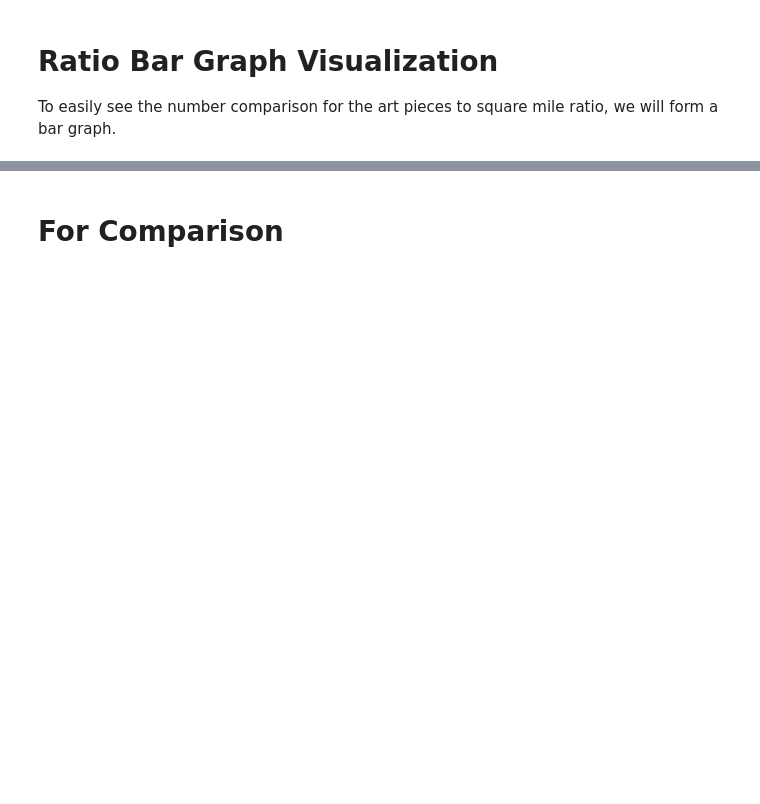
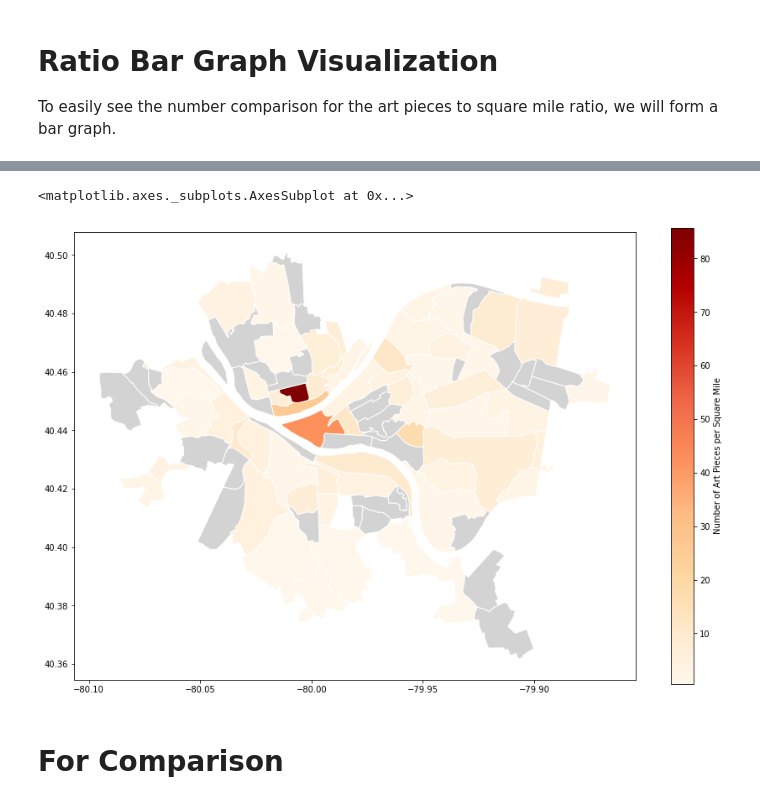
Before and after one commit to chris-mohri/finalProject0010, a Jupyter notebook: FinalNotebook.ipynb, the cells around one changed output, grey strips where cells are left out. Cells and saved outputs as stored; diff of their text form; code cells hidden in the pictures; blank space fills up the shorter version.

```diff
--- a/FinalNotebook.ipynb
+++ b/FinalNotebook.ipynb
@@ -95,7 +127,7 @@ for element in dfraw["neighborhood"].unique():
     #dfCombined=dfCombined.append(pd.DataFrame([[element, dfraw['neighborhood'].value_counts()[element]/sizeDict[element]]], columns=["Neighborhood", "Public Art Pieces Per Square Mile : Ratio"])) #adds each neighborhood + its number of speed humps to NEW dataframe
     ratio.append(dfraw['neighborhood'].value_counts()[element]/sizeDict[element])
 
-d2 = {"Neighborhood": neighborhood, "Public Art Pieces Per Square Mile : Ratio":ratio}
+d2 = {"Neighborhood": neighborhoodList, "Public Art Pieces Per Square Mile : Ratio":ratio}
 dfCombined = pd.DataFrame(data=d2)
 
 dfCombined
@@ -110,17 +163,20 @@ dfSortedCombined.plot.bar(x="Neighborhood", y="Public Art Pieces Per Square Mile
 # %%
 # merges shape file and data frame
 mapCombined = neighborhoods.merge(dfSortedCombined, how='left', left_on='hood', right_on='Neighborhood')
 
 
 # draw a choropleth map using data
 mapCombined.plot(column='Public Art Pieces Per Square Mile : Ratio', # set the data to be used for coloring
                cmap='OrRd',              # choose a color palette
                edgecolor="white",        # outline the districts in white
                legend=True,              # show the legend
-               legend_kwds={'label': "Number of Steps"}, # label the legend
+               legend_kwds={'label': "Number of Art Pieces per Square Mile"}, # label the legend
                figsize=(15, 10),         # set the size
                missing_kwds={"color": "lightgrey"} # set disctricts with no data to gray
                )
+# %% [output]
+<matplotlib.axes._subplots.AxesSubplot at 0x...>
+[figure, added]
 # %% [markdown]
 # For Comparison
 # %%
```
Also changed, not shown: parts of 32 cells of this notebook.
